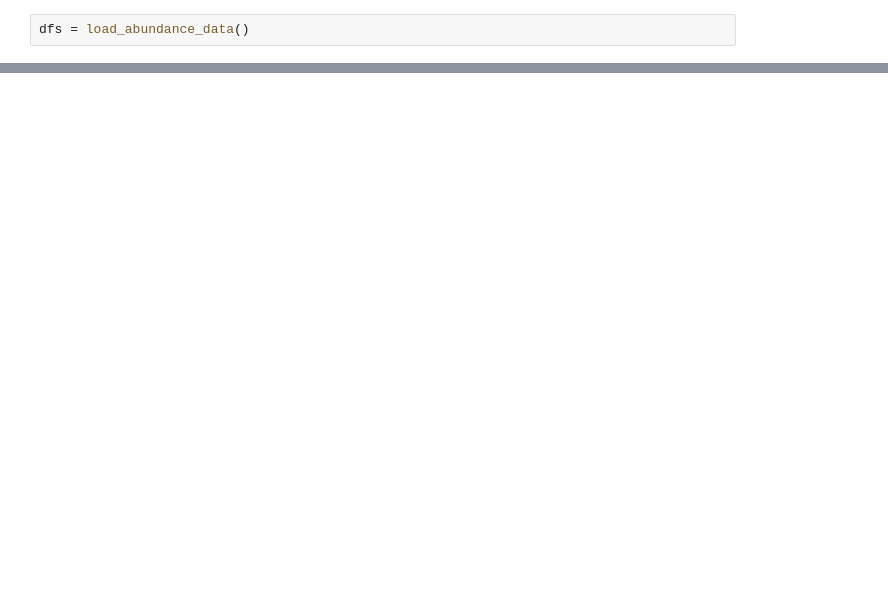
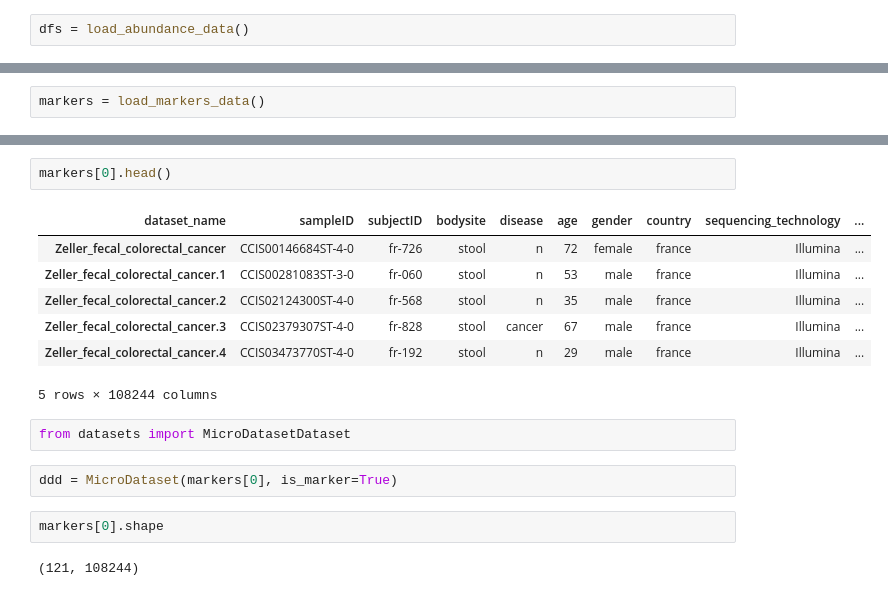
Before and after one commit to gaustin15/Microb_Transer_Learning, a Jupyter notebook: Untitled.ipynb, the cells around one changed output, grey strips where cells are left out. Cells and saved outputs as stored; diff of their text form; blank space fills up the shorter version.

```diff
--- a/Untitled.ipynb
+++ b/Untitled.ipynb
@@ -26,0 +61,2 @@ The dataloader, train dataloader, does not have many workers which may be a bott
+# %%
+markers = load_markers_data()
@@ -26,0 +80,18 @@ The dataloader, train dataloader, does not have many workers which may be a bott
+# %%
+markers[0].head()
+# %% [output]
+| dataset_name | sampleID | subjectID | bodysite | disease | age | gender | country | sequencing_technology | ... |
+| Zeller_fecal_colorectal_cancer | CCIS00146684ST-4-0 | fr-726 | stool | n | 72 | female | france | Illumina | ... |
+| Zeller_fecal_colorectal_cancer.1 | CCIS00281083ST-3-0 | fr-060 | stool | n | 53 | male | france | Illumina | ... |
+| Zeller_fecal_colorectal_cancer.2 | CCIS02124300ST-4-0 | fr-568 | stool | n | 35 | male | france | Illumina | ... |
+| Zeller_fecal_colorectal_cancer.3 | CCIS02379307ST-4-0 | fr-828 | stool | cancer | 67 | male | france | Illumina | ... |
+| Zeller_fecal_colorectal_cancer.4 | CCIS03473770ST-4-0 | fr-192 | stool | n | 29 | male | france | Illumina | ... |
+5 rows × 108244 columns
+# %%
+from datasets import MicroDatasetDataset
+# %%
+ddd = MicroDataset(markers[0], is_marker=True)
+# %%
+markers[0].shape
+# %% [output]
+(121, 108244)
```
Also changed, not shown: parts of 11 cells of this notebook, 3 other files.
